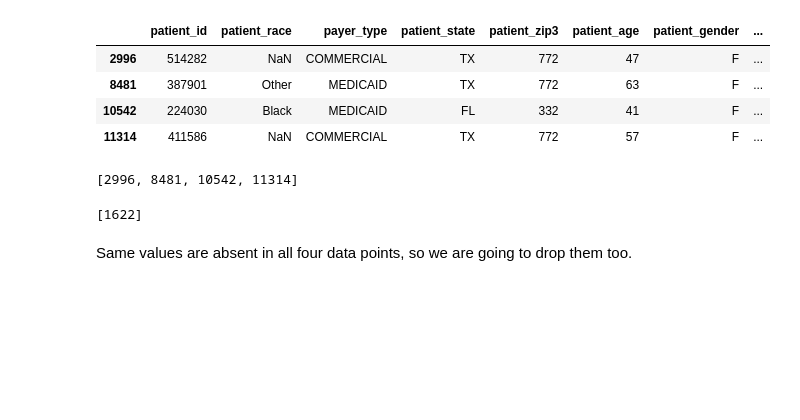
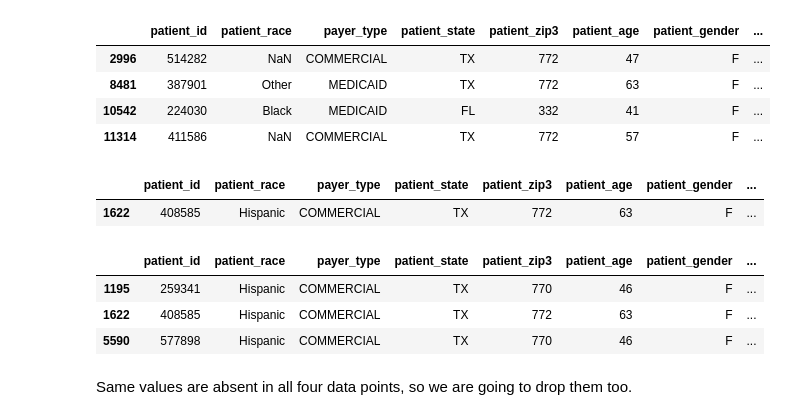
Before and after one commit to 3quetra/portfolio, a Jupyter notebook: wids_datathon_2024/eda_cancer_data.ipynb, the cells around one changed output. Drawn from its saved outputs; the diff is of its cells as text; code cells hidden in the pictures; blank space fills up the shorter version.

```diff
--- a/wids_datathon_2024/eda_cancer_data.ipynb
+++ b/wids_datathon_2024/eda_cancer_data.ipynb
@@ -251,7 +259,3 @@ train[train.income_household_15_to_20.isna()]
 | 8481 | 387901 | Other | MEDICAID | TX | 772 | 63 | F | ... |
 | 10542 | 224030 | Black | MEDICAID | FL | 332 | 41 | F | ... |
 | 11314 | 411586 | NaN | COMMERCIAL | TX | 772 | 57 | F | ... |
-# %%
-list(train[train.income_household_15_to_20.isna()].index)
-# %% [output]
-[2996, 8481, 10542, 11314]
@@ -258,4 +264,18 @@ list(train[train.income_household_15_to_20.isna()].index)
 # %%
-list(test[test.income_household_15_to_20.isna()].index)
+test.iloc[list(test[test.income_household_15_to_20.isna()].index)]
 # %% [output]
-[1622]
+|  | patient_id | patient_race | payer_type | patient_state | patient_zip3 | patient_age | patient_gender | ... |
+| 1622 | 408585 | Hispanic | COMMERCIAL | TX | 772 | 63 | F | ... |
+# %%
+test[
+    (test.patient_race == 'Hispanic') &
+    (test.patient_state == 'TX') &
+    (test.payer_type == 'COMMERCIAL') &
+    (test.Division == 'West South Central') &
+    (test.patient_zip3 >=770) &
+    (test.patient_zip3 <= 775)]
+# %% [output]
+|  | patient_id | patient_race | payer_type | patient_state | patient_zip3 | patient_age | patient_gender | ... |
+| 1195 | 259341 | Hispanic | COMMERCIAL | TX | 770 | 46 | F | ... |
+| 1622 | 408585 | Hispanic | COMMERCIAL | TX | 772 | 63 | F | ... |
+| 5590 | 577898 | Hispanic | COMMERCIAL | TX | 770 | 46 | F | ... |
```
Also changed, not shown: parts of 10 cells of this notebook.
